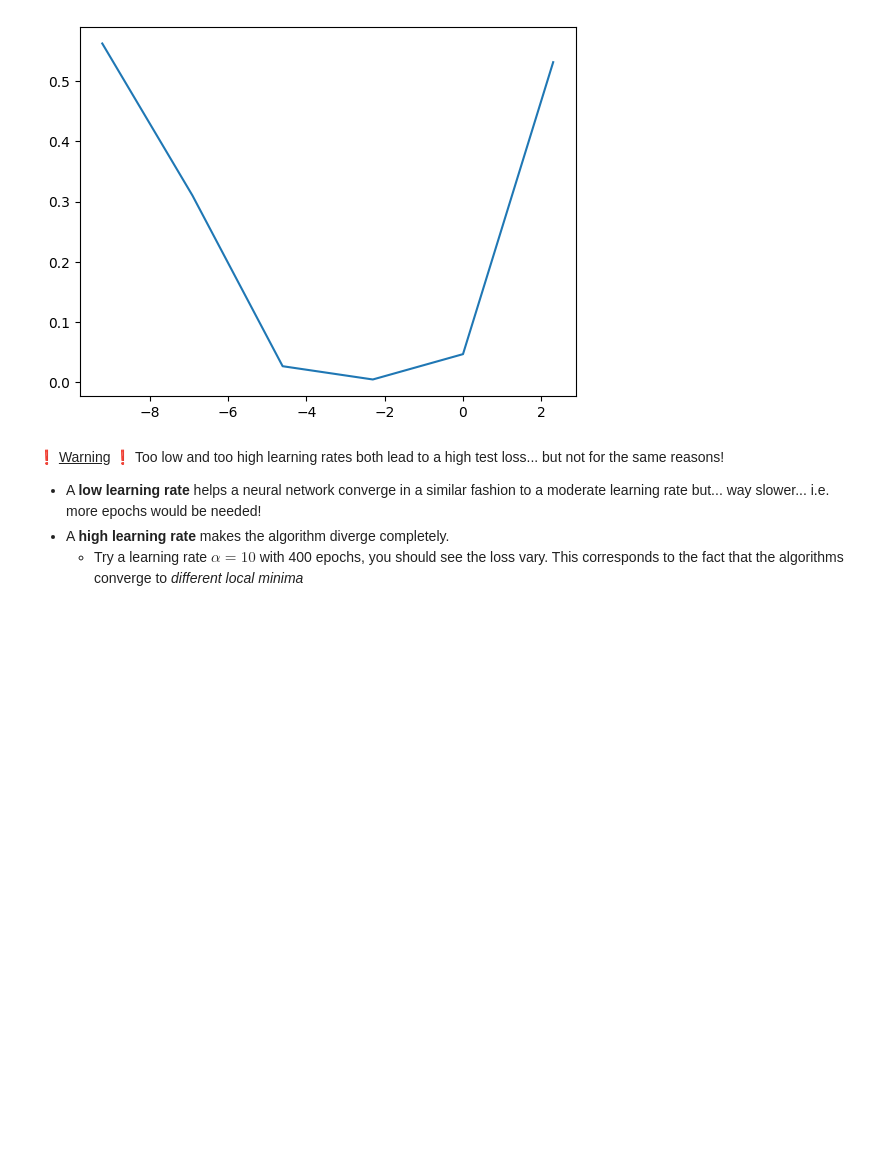
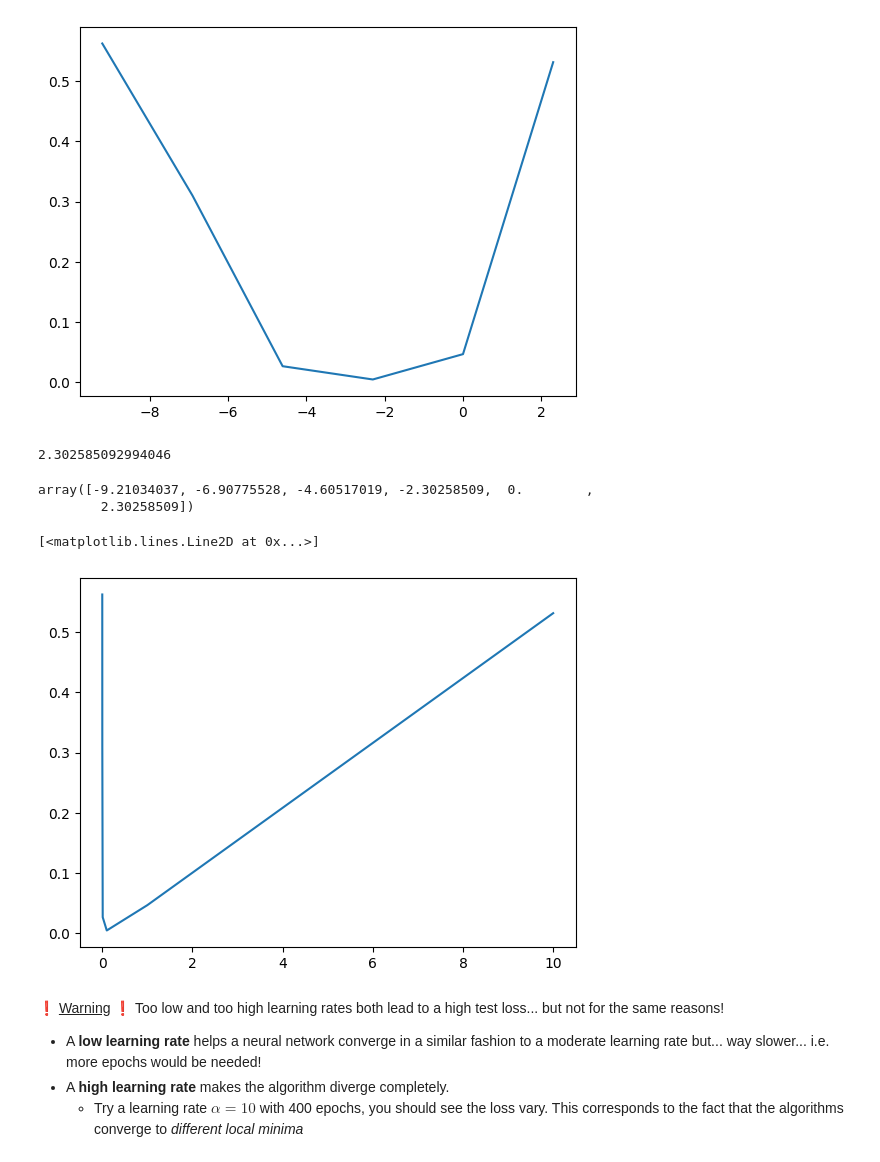
Before and after one commit to multiyumz/data-science-challenges, a Jupyter notebook: data-playground-part-ii/playground_part_2.ipynb, the cells around one changed output. Cells and saved outputs as stored; diff of their text form; code cells hidden in the pictures; blank space fills up the shorter version.

```diff
--- a/data-playground-part-ii/playground_part_2.ipynb
+++ b/data-playground-part-ii/playground_part_2.ipynb
@@ -134,6 +138,20 @@ plt.plot(np.log(learning_rates), test_loss)
 # %% [output]
 [<matplotlib.lines.Line2D at 0x...>]
 [figure]
+# %%
+np.log(10)
+# %% [output]
+2.302585092994046
+# %%
+np.log(learning_rates)
+# %% [output]
+array([-9.21034037, -6.90775528, -4.60517019, -2.30258509,  0.        ,
+        2.30258509])
+# %%
+plt.plot(learning_rates, test_loss)
+# %% [output]
+[<matplotlib.lines.Line2D at 0x...>]
+[figure, added]
 # %% [markdown]
 ❗️ <u>Warning</u> ❗️ Too low and too high learning rates both lead to a high test loss... but not for the same reasons!
 
```
Also changed, not shown: parts of 1 cell of this notebook, 49 other files.
